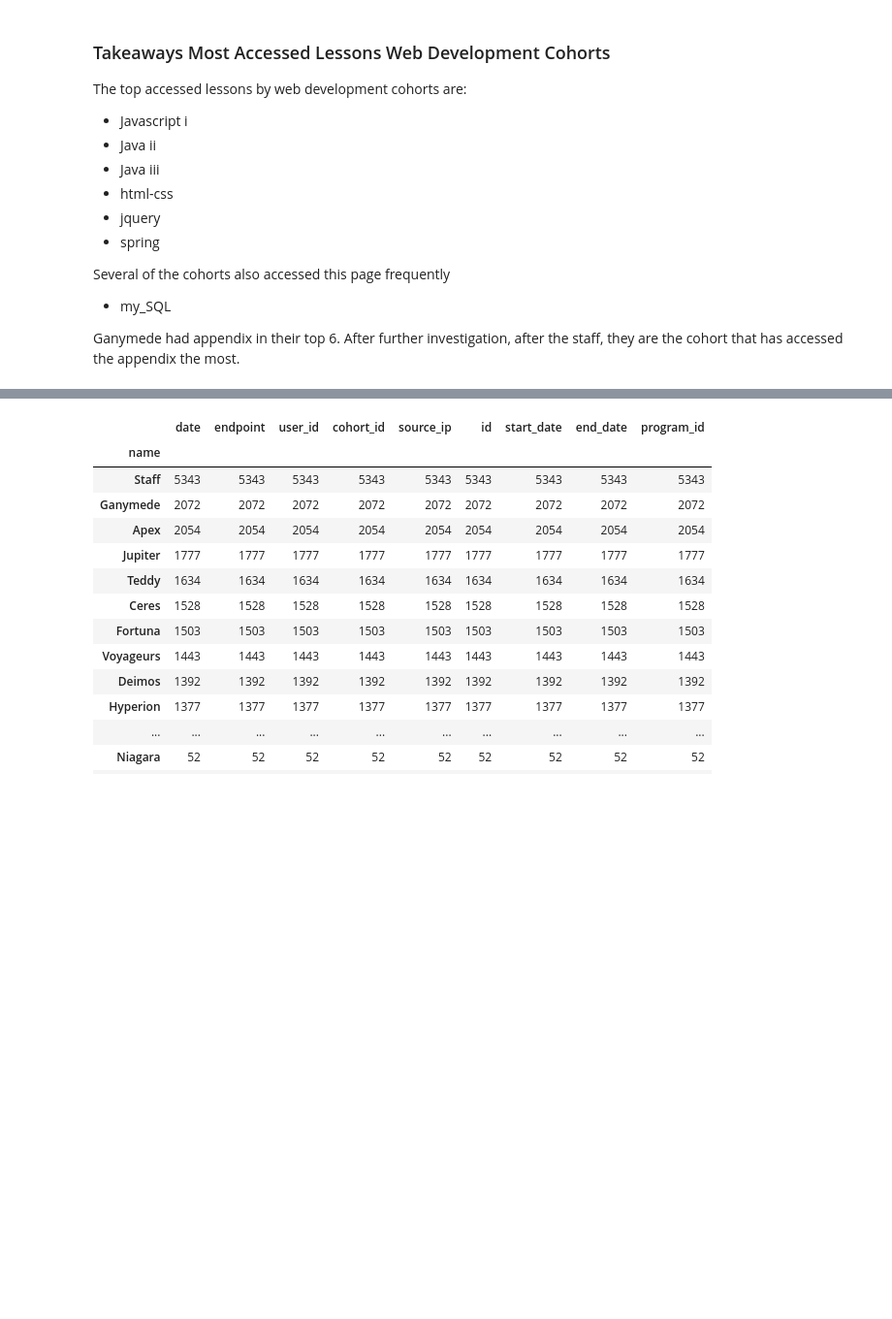
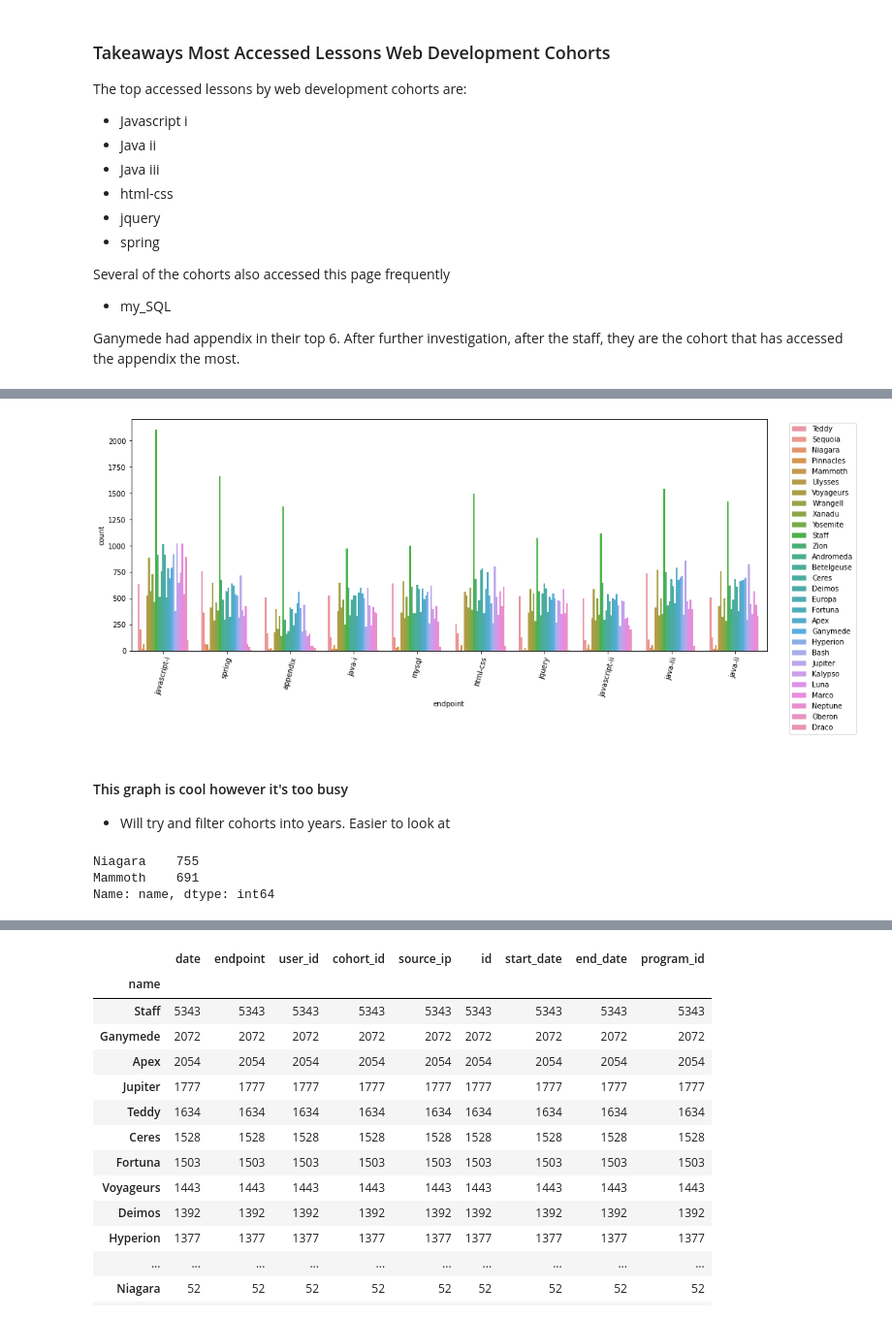
Before and after one commit to Florence-Team-8/anomaly-detection-project, a Jupyter notebook: heathers_notebook.ipynb, the cells around one changed output, grey strips where cells are left out. Shown: that part at 97% size. Drawn from its saved outputs; the diff is of its cells as text; code cells hidden in the pictures; blank space fills up the shorter version.

Commit message:
update with web dev graphs done

```diff
--- a/heathers_notebook.ipynb
+++ b/heathers_notebook.ipynb
@@ -486,5 +486,8 @@ Several of the cohorts also accessed this page frequently
 - my_SQL
 
 Ganymede had appendix in their top 6. After further investigation, after the staff, they are the cohort that has accessed the appendix the most.
+# %%
+# filter for web dev students
+web_df = df[df.program_id == 2]
 # %%
 # create top features
@@ -491,4 +507,17 @@ Ganymede had appendix in their top 6. After further investigation, after the sta
+# %%
+top_web_endpoints = list(filter_endpoints(web_df).endpoint.value_counts().head(10).index)
 # %%
 # filter df for top features
+top_endpoints_web_df =  web_df[web_df['endpoint'].isin(top_web_endpoints) == True]
 # %%
 # graph counts
+plt.figure(figsize = (16,6))
+sns.countplot(data = top_endpoints_web_df, x = 'endpoint', hue = 'name')
+plt.xticks(rotation = 75)
+plt.legend(bbox_to_anchor= (1.03, 1) )
+plt.show()
+# %% [output]
+[figure, added]
+# %% [markdown]
+#### This graph is cool however it's too busy
+- Will try and filter cohorts into years. Easier to look at
@@ -494,0 +534,6 @@ Ganymede had appendix in their top 6. After further investigation, after the sta
+# %%
+web_df[web_df['start_date'].dt.year == 2016]['name'].value_counts()
+# %% [output]
+Niagara    755
+Mammoth    691
+Name: name, dtype: int64
```
Also changed, not shown: parts of 16 cells of this notebook.
